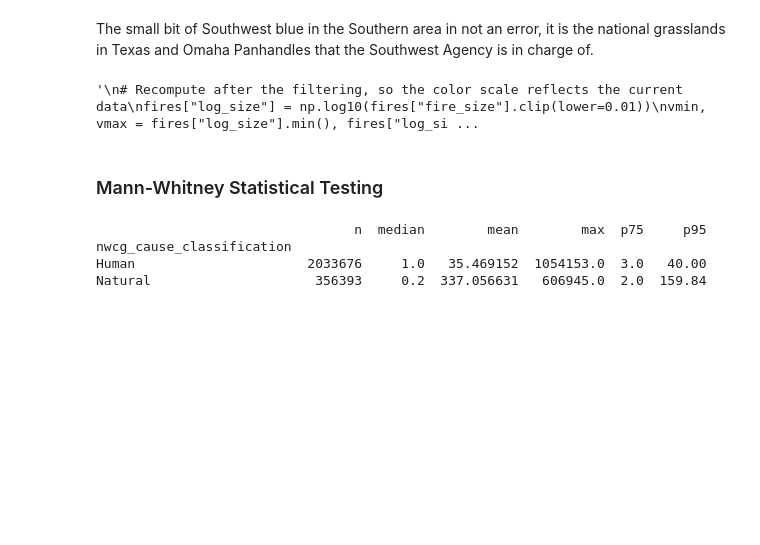
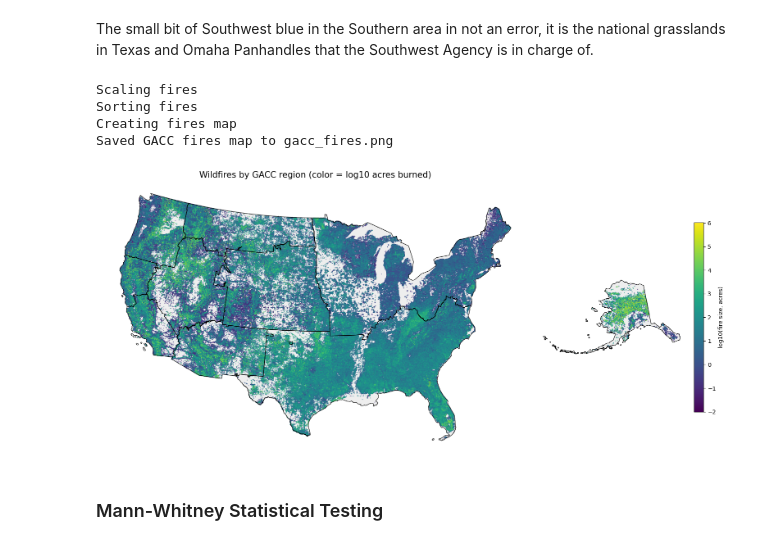
Before and after one commit to JJsouth/wgu_wildfire_capstone, a Jupyter notebook: analysis.ipynb, the cells around one changed output. Saved outputs shown, nothing was run; the diff lists cells and outputs as text; code cells hidden in the pictures; blank space fills up the shorter version.

Commit message:
swap everything to use data_pipeline and visuals library for all fires dataset demo

```diff
--- a/analysis.ipynb
+++ b/analysis.ipynb
@@ -186,62 +63,14 @@ plt.show()
 # %% [markdown]
 The small bit of Southwest blue in the Southern area in not an error, it is the national grasslands in Texas and Omaha Panhandles that the Southwest Agency is in charge of.
-# %%
-'''
-# Recompute after the filtering, so the color scale reflects the current data
-fires["log_size"] = np.log10(fires["fire_size"].clip(lower=0.01))
-vmin, vmax = fires["log_size"].min(), fires["log_size"].max()
-
-# Sort once so the biggest fires are drawn last, on top
-fires_sorted = fires.sort_values("fire_size")
-
-# Split and project each part once
-is_ak = fires_sorted["gaccname"] == "Alaska"
-pts_main = fires_sorted[~is_ak].to_crs("EPSG:5070")
-pts_ak   = fires_sorted[is_ak].to_crs("EPSG:3338")
-
-poly_main = gacc[gacc["gaccname"] != "Alaska"].to_crs("EPSG:5070")
-poly_ak   = gacc[gacc["gaccname"] == "Alaska"].to_crs("EPSG:3338")
-
-fig = plt.figure(figsize=(22, 10))
-gs = fig.add_gridspec(1, 2, width_ratios=[4, 1.4], wspace=0.02)
-ax_main = fig.add_subplot(gs[0])
-ax_ak   = fig.add_subplot(gs[1])
-
-for ax, poly, pts, size in [
-    (ax_main, poly_main, pts_main, 0.3),
-    (ax_ak,   poly_ak,   pts_ak,   0.6),
-]:
-    poly.plot(ax=ax, color="#eeeeee", edgecolor="none")            # base fill
-    pts.plot(ax=ax, column="log_size", cmap="viridis",
-             vmin=vmin, vmax=vmax, markersize=size, alpha=0.6,
-             rasterized=True)                                       # fires
-    poly.boundary.plot(ax=ax, color="black", linewidth=0.8)         # borders on top
-    ax.set_axis_off()
-
-ax_main.set_title("Wildfires by GACC region (color = log10 acres burned)", fontsize=15)
-
-sm = plt.cm.ScalarMappable(cmap="viridis", norm=plt.Normalize(vmin, vmax))
-fig.colorbar(sm, ax=[ax_main, ax_ak], shrink=0.6, pad=0.01).set_label("log10(fire size, acres)")
-
-plt.savefig("fires_by_region.png", dpi=200, bbox_inches="tight")
-plt.show()
-'''
-# %% [output]
-'\n# Recompute after the filtering, so the color scale reflects the current data\nfires["log_size"] = np.log10(fires["fire_size"].clip(lower=0.01))\nvmin, vmax = fires["log_size"].min(), fires["log_si ...
+# %%
+from visuals import gacc_fire_map
+
+display(gacc_fire_map(fires, gacc))
+# %% [output]
+Scaling fires
+Sorting fires
+Creating fires map
+Saved GACC fires map to gacc_fires.png
+[figure, added]
 # %% [markdown]
 ### Mann-Whitney Statistical Testing
-# %%
-import numpy as np
-import pandas as pd
-from scipy.stats import mannwhitneyu
-
-summary = fires.groupby("nwcg_cause_classification")["fire_size"].agg(
-    n="size", median="median", mean="mean", max="max",
-    p75=lambda s: s.quantile(0.75), p95=lambda s: s.quantile(0.95),
-)
-print(summary)
-# %% [output]
-                                 n  median        mean        max  p75     p95
-nwcg_cause_classification
-Human                      2033676     1.0   35.469152  1054153.0  3.0   40.00
-Natural                     356393     0.2  337.056631   606945.0  2.0  159.84
```
Also changed, not shown: parts of 28 cells of this notebook.
